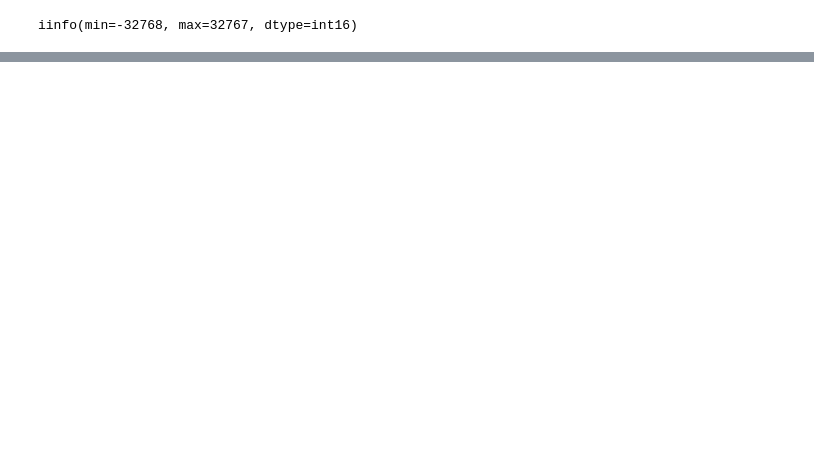
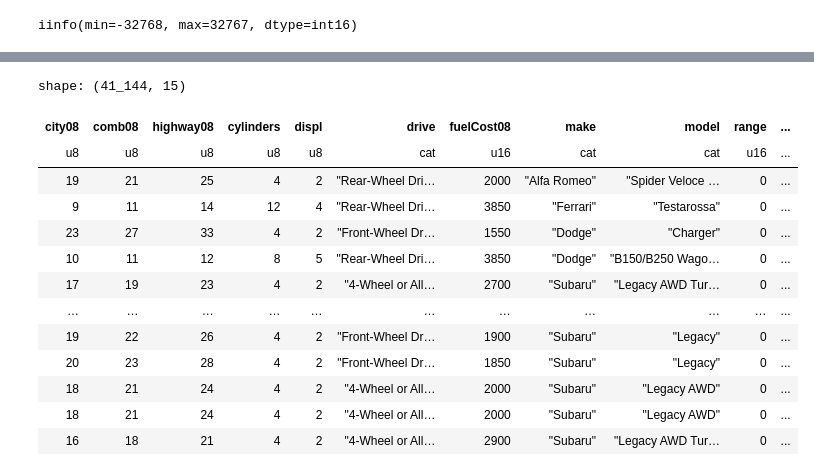
Before and after one commit to mbuhidar/python_polars_guide, a Jupyter notebook: conf42_ml2023/conf42_ml2023.ipynb, the cells around one changed output, grey strips where cells are left out. Saved outputs shown, nothing was run; the diff lists cells and outputs as text; code cells hidden in the pictures; blank space fills up the shorter version.

```diff
--- a/conf42_ml2023/conf42_ml2023.ipynb
+++ b/conf42_ml2023/conf42_ml2023.ipynb
@@ -212,0 +454,34 @@ shape: (9, 15)
+# %%
+# NYC timezone
+(autos
+ .with_columns(
+     pl.col(['city08', 'comb08', 'highway08', 'displ',]).cast(pl.UInt8),
+     pl.col('cylinders').fill_null(0).cast(pl.UInt8),
+     pl.col(['fuelCost08', 'range', 'year',]).cast(pl.UInt16),
+     pl.col(['make', 'model',]).cast(pl.Categorical),
+     pl.col('drive').fill_null('other').cast(pl.Categorical),
+     pl.col('eng_dscr').str.contains('FFS').alias('FFS'),
+     pl.col('trany').str.extract(r'(\d+)').cast(pl.UInt8).alias('speeds'),
+     pl.col('trany').str.contains('Manual').alias('manual'),
+     pl.col('createdOn').str.replace(' EDT', ' -0400')
+                    .str.replace(' EST', ' -0500')
+                    .str.strptime(pl.Datetime, '%a %b %d %H:%M:%S %z %Y')
+                    .dt.convert_time_zone('America/New_York')
+    )
+.select(pl.col(['city08', 'comb08', 'highway08', 'cylinders', 'displ', 'drive', 'fuelCost08', 'make', 'model', 'range', 'createdOn', 'year', 'FFS', 'speeds', 'manual']))
+)
+# %% [output]
+shape: (41_144, 15)
+| city08 | comb08 | highway08 | cylinders | displ | drive | fuelCost08 | make | model | range | ... |
+| u8 | u8 | u8 | u8 | u8 | cat | u16 | cat | cat | u16 | ... |
+| 19 | 21 | 25 | 4 | 2 | "Rear-Wheel Dri… | 2000 | "Alfa Romeo" | "Spider Veloce … | 0 | ... |
+| 9 | 11 | 14 | 12 | 4 | "Rear-Wheel Dri… | 3850 | "Ferrari" | "Testarossa" | 0 | ... |
+| 23 | 27 | 33 | 4 | 2 | "Front-Wheel Dr… | 1550 | "Dodge" | "Charger" | 0 | ... |
+| 10 | 11 | 12 | 8 | 5 | "Rear-Wheel Dri… | 3850 | "Dodge" | "B150/B250 Wago… | 0 | ... |
+| 17 | 19 | 23 | 4 | 2 | "4-Wheel or All… | 2700 | "Subaru" | "Legacy AWD Tur… | 0 | ... |
+| … | … | … | … | … | … | … | … | … | … | ... |
+| 19 | 22 | 26 | 4 | 2 | "Front-Wheel Dr… | 1900 | "Subaru" | "Legacy" | 0 | ... |
+| 20 | 23 | 28 | 4 | 2 | "Front-Wheel Dr… | 1850 | "Subaru" | "Legacy" | 0 | ... |
+| 18 | 21 | 24 | 4 | 2 | "4-Wheel or All… | 2000 | "Subaru" | "Legacy AWD" | 0 | ... |
+| 18 | 21 | 24 | 4 | 2 | "4-Wheel or All… | 2000 | "Subaru" | "Legacy AWD" | 0 | ... |
+| 16 | 18 | 21 | 4 | 2 | "4-Wheel or All… | 2900 | "Subaru" | "Legacy AWD Tur… | 0 | ... |
```
Also changed, not shown: parts of 19 cells of this notebook.
